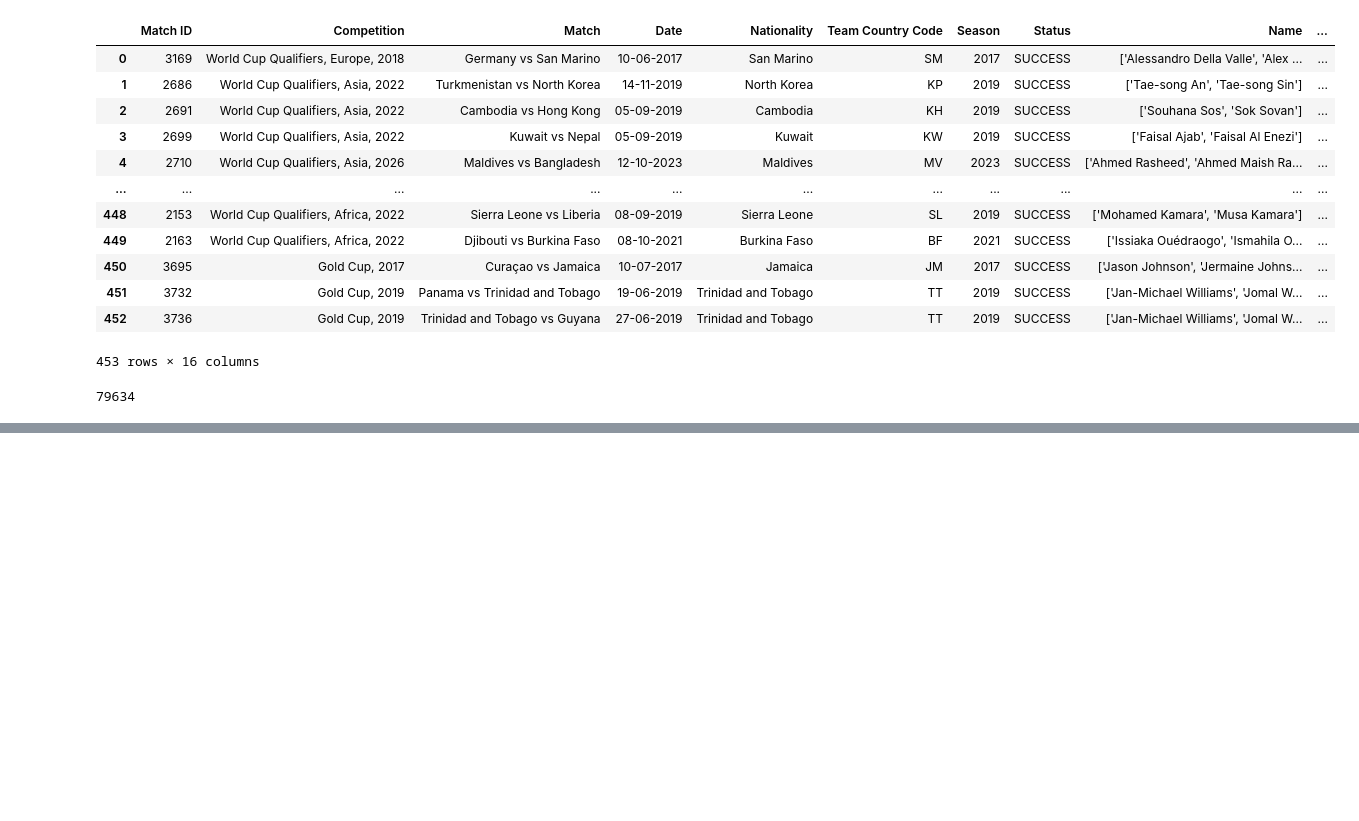
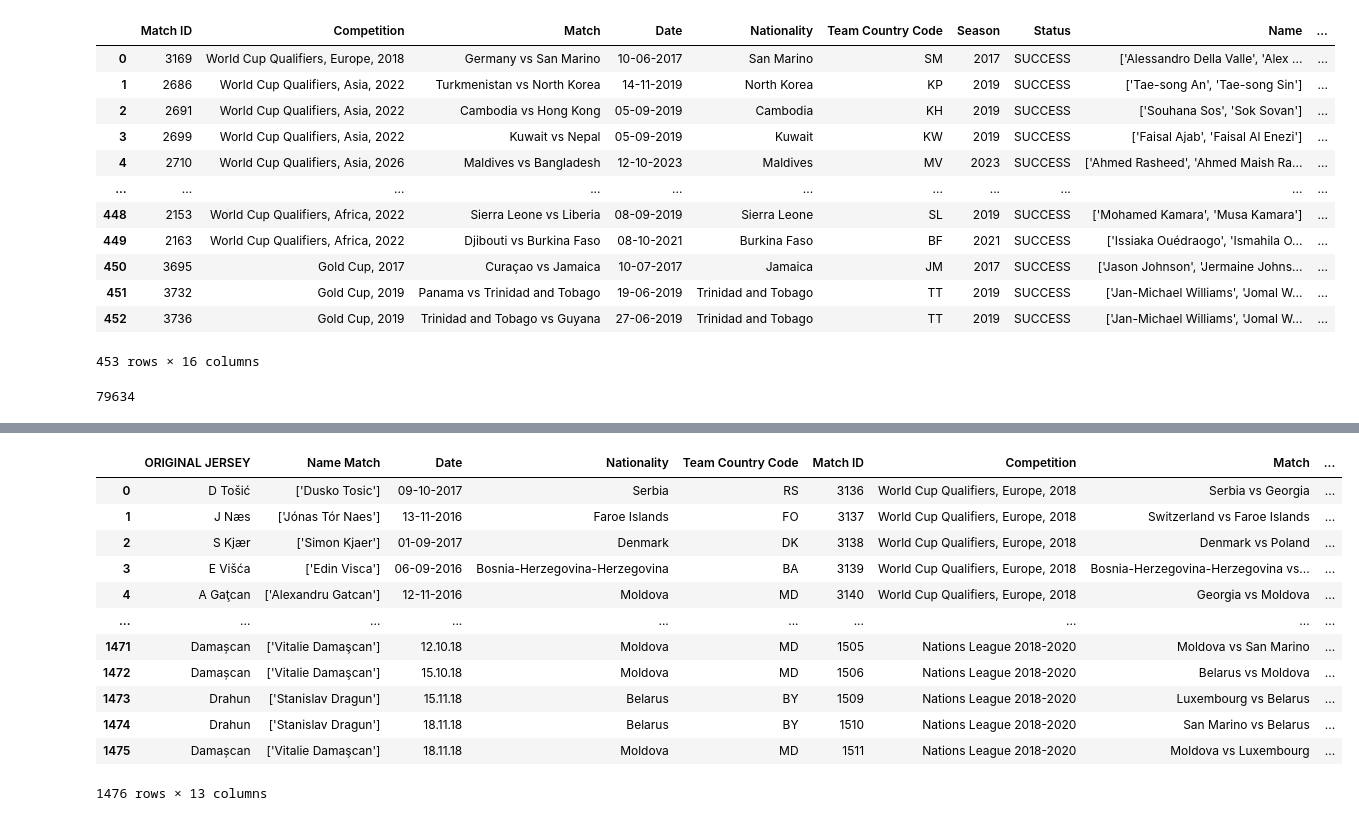
Before and after one commit to finnlsmith/footy_project_market_value_rankings, a Jupyter notebook: create_dataset_1/add_dfs_to_large_df.ipynb, the cells around one changed output, grey strips where cells are left out. Saved outputs shown, nothing was run; the diff lists cells and outputs as text; code cells hidden in the pictures; blank space fills up the shorter version.

```diff
--- a/create_dataset_1/add_dfs_to_large_df.ipynb
+++ b/create_dataset_1/add_dfs_to_large_df.ipynb
@@ -293,0 +339,44 @@ combined_df_merged.to_csv('combined_df_merged_APRIL_22.csv')
+# %%
+lookup_required_matches = load_csv_dataset('Group 1 and 2 (for T) - Find their $ Info/Terrell Lookup Cases - lookup_required_matches_success_rework.csv')
+lookup_required_matches = lookup_required_matches.drop(columns={'Unnamed: 0.1', 'Unnamed: 0', 'Status'})
+lookup_required_matches.rename(columns={'Country Code': 'Team Country Code', 'Jersey Name': 'ORIGINAL JERSEY'}, inplace=True)
+
+
+lookup_required_matches['Match Case'] = 'single'
+lookup_required_matches['Impute Required?'] = False
+
+lookup_required_matches['Season'] = lookup_required_matches['Date'].apply(parse_season)
+# %%
+lookup_required_matches
+#Jersey Name
+#Name Match
+#Date
+#Nationality
+#Country
+
+#Remove
+    #Status column
+
+
+#Need to Add:
+    #Season column. use the season method
+
+    #Impute Required? set it to FALSE
+
+    #Name Column - set it equal to Name Match column
+
+    #Match Case - set it to single
+# %% [output]
+|  | ORIGINAL JERSEY | Name Match | Date | Nationality | Team Country Code | Match ID | Competition | Match | ... |
+| 0 | D Tošić | ['Dusko Tosic'] | 09-10-2017 | Serbia | RS | 3136 | World Cup Qualifiers, Europe, 2018 | Serbia vs Georgia | ... |
+| 1 | J Næs | ['Jónas Tór Naes'] | 13-11-2016 | Faroe Islands | FO | 3137 | World Cup Qualifiers, Europe, 2018 | Switzerland vs Faroe Islands | ... |
+| 2 | S Kjær | ['Simon Kjaer'] | 01-09-2017 | Denmark | DK | 3138 | World Cup Qualifiers, Europe, 2018 | Denmark vs Poland | ... |
+| 3 | E Višća | ['Edin Visca'] | 06-09-2016 | Bosnia-Herzegovina-Herzegovina | BA | 3139 | World Cup Qualifiers, Europe, 2018 | Bosnia-Herzegovina-Herzegovina vs... | ... |
+| 4 | A Gaţcan | ['Alexandru Gatcan'] | 12-11-2016 | Moldova | MD | 3140 | World Cup Qualifiers, Europe, 2018 | Georgia vs Moldova | ... |
+| ... | ... | ... | ... | ... | ... | ... | ... | ... | ... |
+| 1471 | Damașcan | ['Vitalie Damaşcan'] | 12.10.18 | Moldova | MD | 1505 | Nations League 2018-2020 | Moldova vs San Marino | ... |
+| 1472 | Damașcan | ['Vitalie Damaşcan'] | 15.10.18 | Moldova | MD | 1506 | Nations League 2018-2020 | Belarus vs Moldova | ... |
+| 1473 | Drahun | ['Stanislav Dragun'] | 15.11.18 | Belarus | BY | 1509 | Nations League 2018-2020 | Luxembourg vs Belarus | ... |
+| 1474 | Drahun | ['Stanislav Dragun'] | 18.11.18 | Belarus | BY | 1510 | Nations League 2018-2020 | San Marino vs Belarus | ... |
+| 1475 | Damașcan | ['Vitalie Damaşcan'] | 18.11.18 | Moldova | MD | 1511 | Nations League 2018-2020 | Moldova vs Luxembourg | ... |
+1476 rows × 13 columns
```
Also changed, not shown: parts of 4 cells of this notebook, 26 other files.
